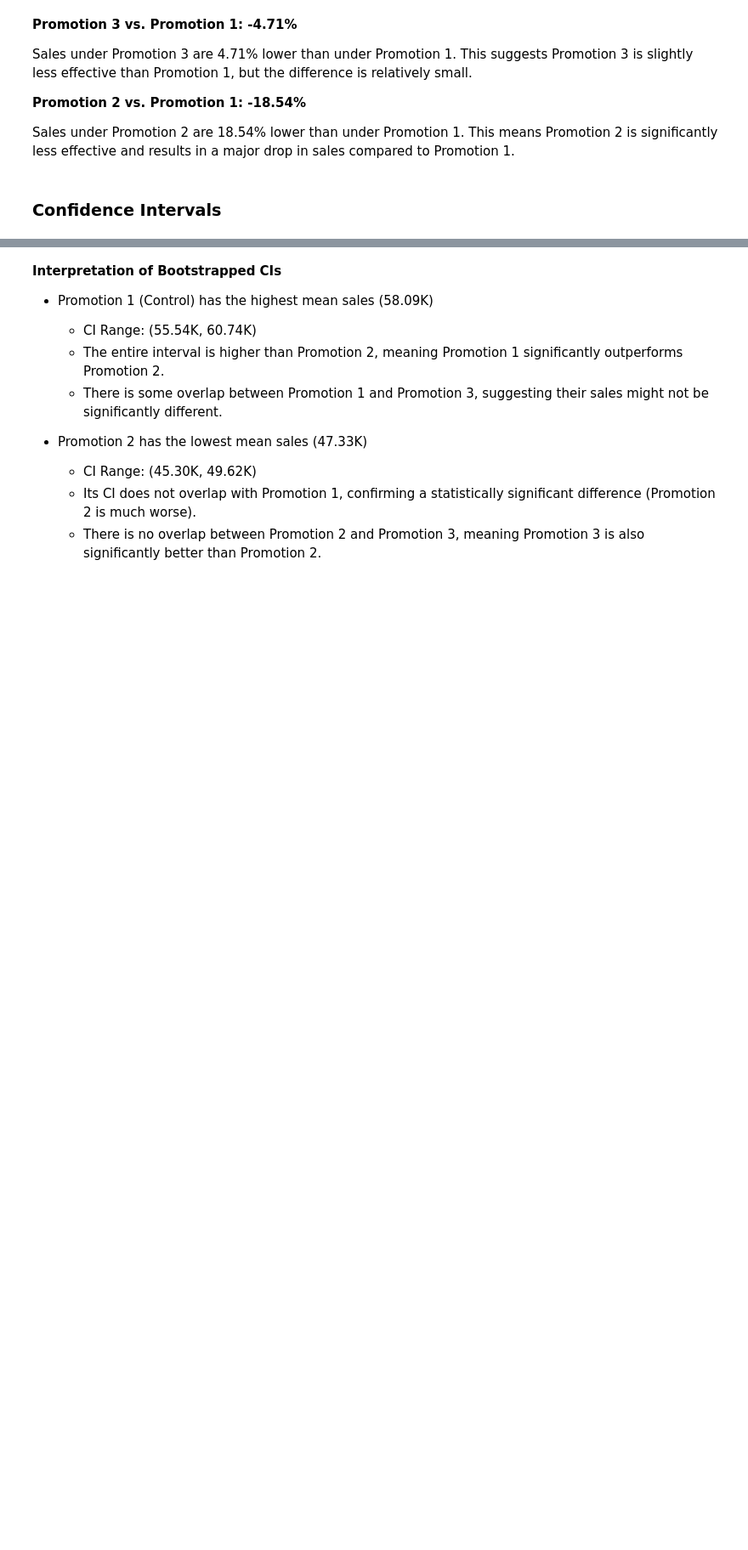
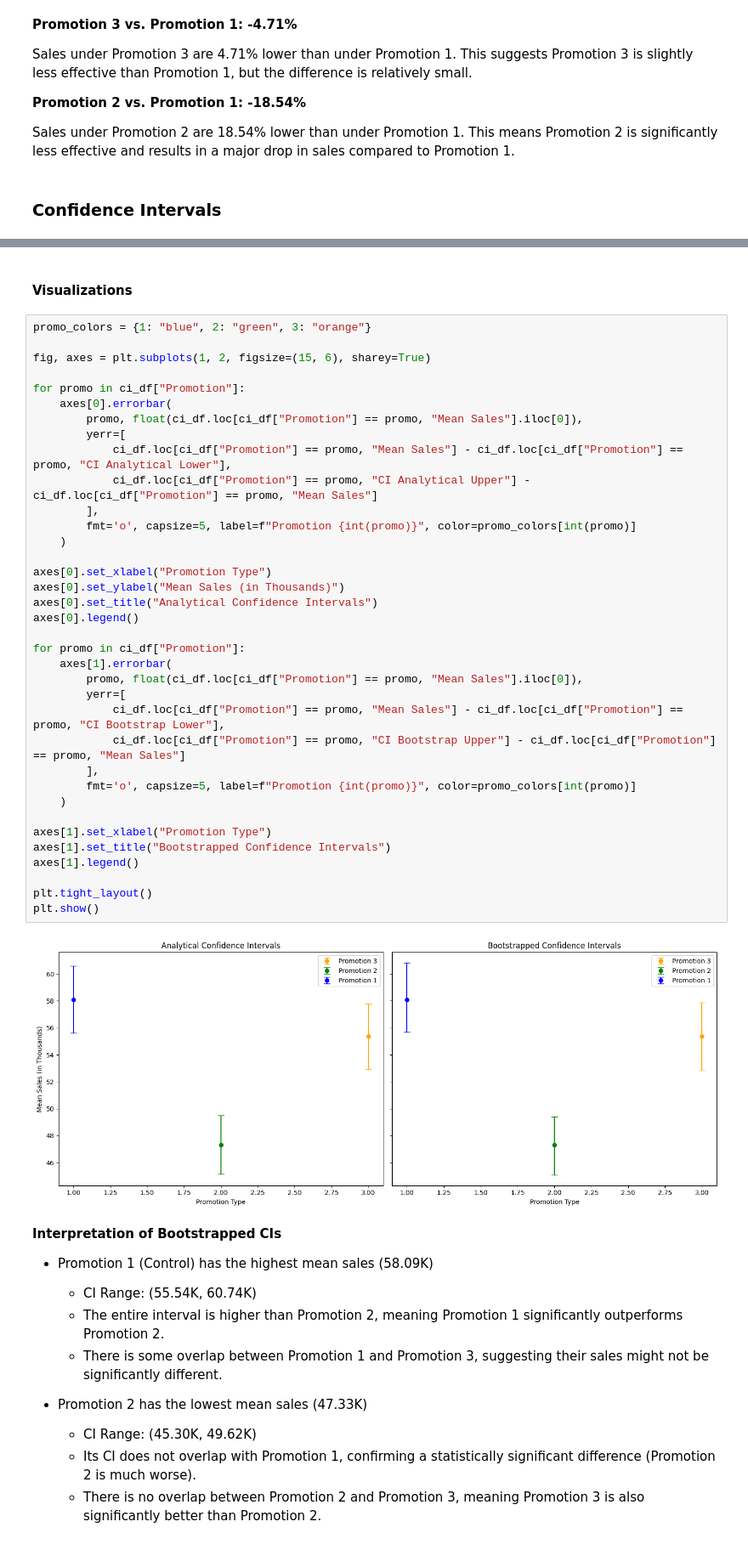
Before and after one commit to bondpapi/Fast-food-Marketing_AB_test, a Jupyter notebook: fastfood_AB_Test.ipynb, the cells around one changed output, grey strips where cells are left out. Shown at 85% size. Cells and saved outputs as stored; diff of their text form; blank space fills up the shorter version.

```diff
--- a/fastfood_AB_Test.ipynb
+++ b/fastfood_AB_Test.ipynb
@@ -408,3 +404,43 @@ Confidence Interval Results:
+# %% [markdown]
+#### Visualizations
+# %%
+promo_colors = {1: "blue", 2: "green", 3: "orange"}
+
+fig, axes = plt.subplots(1, 2, figsize=(15, 6), sharey=True)
+
+for promo in ci_df["Promotion"]:
+    axes[0].errorbar(
+        promo, float(ci_df.loc[ci_df["Promotion"] == promo, "Mean Sales"].iloc[0]),
+        yerr=[
+            ci_df.loc[ci_df["Promotion"] == promo, "Mean Sales"] - ci_df.loc[ci_df["Promotion"] == promo, "CI Analytical Lower"],
+            ci_df.loc[ci_df["Promotion"] == promo, "CI Analytical Upper"] - ci_df.loc[ci_df["Promotion"] == promo, "Mean Sales"]
+        ],
+        fmt='o', capsize=5, label=f"Promotion {int(promo)}", color=promo_colors[int(promo)]
+    )
+
+axes[0].set_xlabel("Promotion Type")
+axes[0].set_ylabel("Mean Sales (in Thousands)")
+axes[0].set_title("Analytical Confidence Intervals")
+axes[0].legend()
+
+for promo in ci_df["Promotion"]:
+    axes[1].errorbar(
+        promo, float(ci_df.loc[ci_df["Promotion"] == promo, "Mean Sales"].iloc[0]),
+        yerr=[
+            ci_df.loc[ci_df["Promotion"] == promo, "Mean Sales"] - ci_df.loc[ci_df["Promotion"] == promo, "CI Bootstrap Lower"],
+            ci_df.loc[ci_df["Promotion"] == promo, "CI Bootstrap Upper"] - ci_df.loc[ci_df["Promotion"] == promo, "Mean Sales"]
+        ],
+        fmt='o', capsize=5, label=f"Promotion {int(promo)}", color=promo_colors[int(promo)]
+    )
+
+axes[1].set_xlabel("Promotion Type")
+axes[1].set_title("Bootstrapped Confidence Intervals")
+axes[1].legend()
+
+plt.tight_layout()
+plt.show()
+# %% [output]
+[figure, added]
 # %% [markdown]
 **Interpretation of Bootstrapped CIs**
 
```
Also changed, not shown: parts of 4 cells of this notebook.
